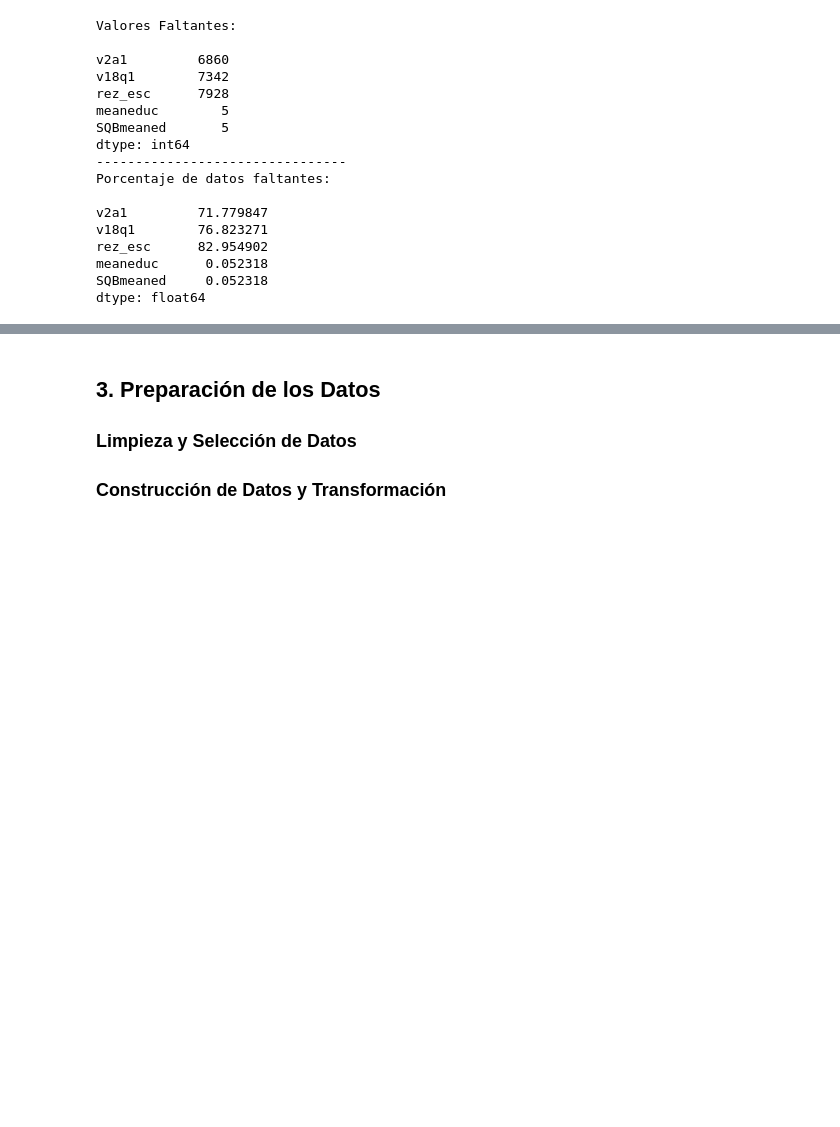
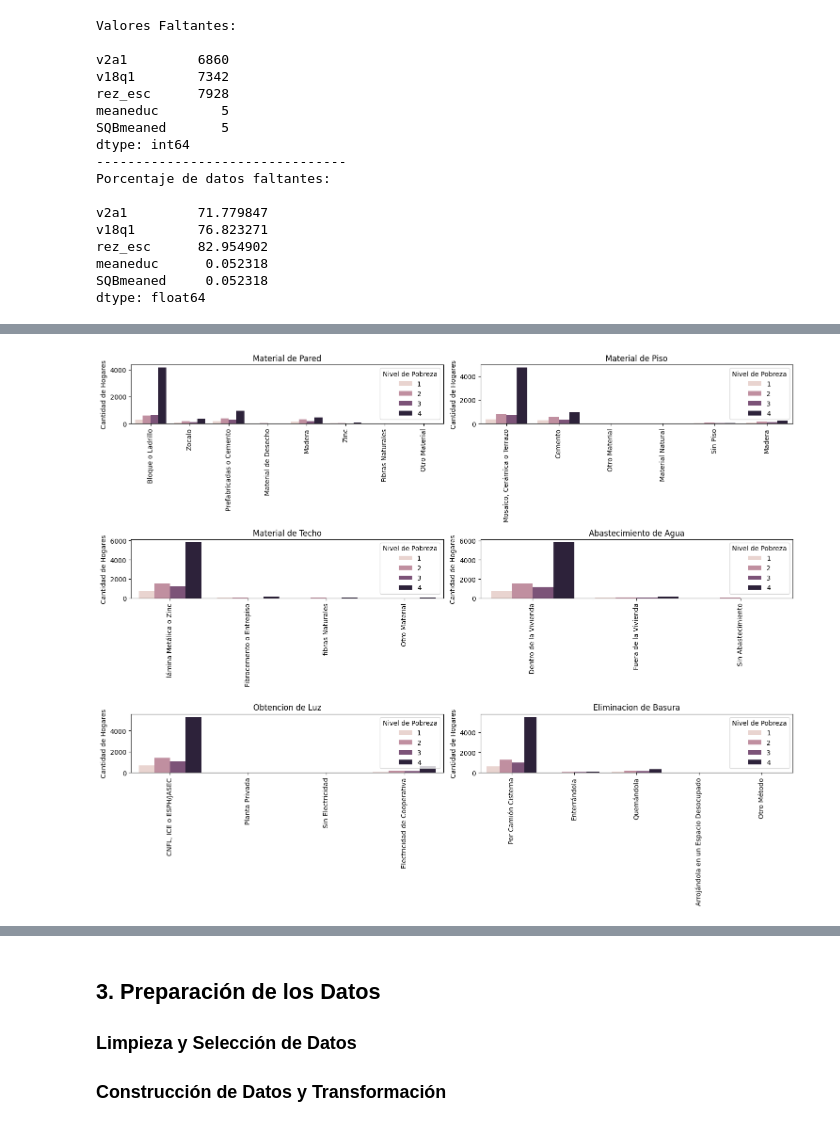
Before and after one commit to hart-venus/proyecto_ia, a Jupyter notebook: main.ipynb, the cells around one changed output, grey strips where cells are left out. Drawn from its saved outputs; the diff is of its cells as text; code cells hidden in the pictures; blank space fills up the shorter version.

```diff
--- a/main.ipynb
+++ b/main.ipynb
@@ -547,0 +548,98 @@ dtype: float64
+# %%
+# @hidden_cell.
+
+def transform_df(df, category_dict):
+    transformed_data = []
+    for category, prefix in category_dict.items():
+        for col, description in prefix.items():
+            filtered_df = df[df[col] == 1]
+            for target in sorted(filtered_df['Target'].unique()):
+                transformed_data.append({
+                    'description': description,
+                    'count': filtered_df[filtered_df['Target'] == target].shape[0],
+                    'category': category,
+                    'Target': target
+                })
+    return pd.DataFrame(transformed_data)
+
+
+# Definimos las categorías y sus prefijos
+category_dict = {
+    'Material de Pared': {
+        'paredblolad': 'Bloque o Ladrillo',
+        'paredzocalo': 'Zocalo',
+        'paredpreb': 'Prefabricadas o Cemento',
+        'pareddes': 'Material de Desecho',
+        'paredmad': 'Madera',
+        'paredzinc': 'Zinc',
+        'paredfibras': 'Fibras Naturales',
+        'paredother': 'Otro Material',
+    },
+    'Material de Piso': {
+        'pisomoscer': 'Mosaico, Cerámica o Terrazo',
+        'pisocemento': 'Cemento',
+        'pisoother': 'Otro Material',
+        'pisonatur': 'Material Natural',
+        'pisonotiene': 'Sin Piso',
+        'pisomadera': 'Madera',
+    },
+    'Material de Techo': {
+        'techozinc': 'lámina Metálica o Zinc',
+        'techoentrepiso': 'Fibrocemento o Entrepiso',
+        'techocane': 'fibras Naturales',
+        'techootro': 'Otro Material',
+    },
+    'Abastecimiento de Agua':{
+        'abastaguadentro': ' Dentro de la Vivienda',
+        'abastaguafuera': 'Fuera de la Vivienda',
+        'abastaguano': 'Sin Abastecimiento',
+    },
+    'Obtencion de Luz': {
+        'public': 'CNFL, ICE o ESPH/JASEC',
+        'planpri': 'Planta Privada',
+        'noelec': 'Sin Electricidad',
+        'coopele': 'Electricidad de Cooperativa',
+    },
+    'Eliminacion de Basura':{
+        'elimbasu1': 'Por Camión Cisterna',
+        'elimbasu2': 'Enterrándola',
+        'elimbasu3': 'Quemándola',
+        'elimbasu4': 'Arrojándola en un Espacio Desocupado',
+        'elimbasu5': 'Arrojándola en Río, Arroyo o Mar',
+        'elimbasu6': 'Otro Método',
+    },
+}
+
+# Transformamos el DataFrame
+transformed_df = transform_df(train, category_dict)
+
+# Creamos un grid de gráficos
+fig, axes = plt.subplots(nrows=3, ncols=2, figsize=(15, 12), constrained_layout=True)
+
+# Lista para guardar las categorías y los ejes donde se graficarán
+categories_axes = [
+    ('Material de Pared', axes[0, 0]),
+    ('Material de Piso', axes[0, 1]),
+    ('Material de Techo', axes[1, 0]),
+    ('Abastecimiento de Agua', axes[1, 1]),
+    ('Obtencion de Luz', axes[2, 0]),
+    ('Eliminacion de Basura', axes[2, 1]),
+]
+
+# Iteramos sobre las categorías y sus respectivos ejes
+for (category, ax) in categories_axes:
+    # Filtramos los datos por categoría
+    category_data = transformed_df[transformed_df['category'] == category]
+    # Creamos el gráfico de barras
+    sns.barplot(ax=ax, data=category_data, x='description', y='count', hue='Target')
+    ax.set_title(category)
+    ax.set_xlabel('')
+    ax.set_ylabel('Cantidad de Hogares')
+    ax.legend(title='Nivel de Pobreza', loc='upper right')
+    ax.tick_params(axis='x', rotation=90)
+
+# Ajustamos los ejes para que las etiquetas no se solapen
+plt.tight_layout()
+# Mostramos el gráfico
+plt.show()
+# %% [output]
@@ -547,0 +647 @@ dtype: float64
+[figure, added]
```
Also changed, not shown: parts of 11 cells of this notebook.
